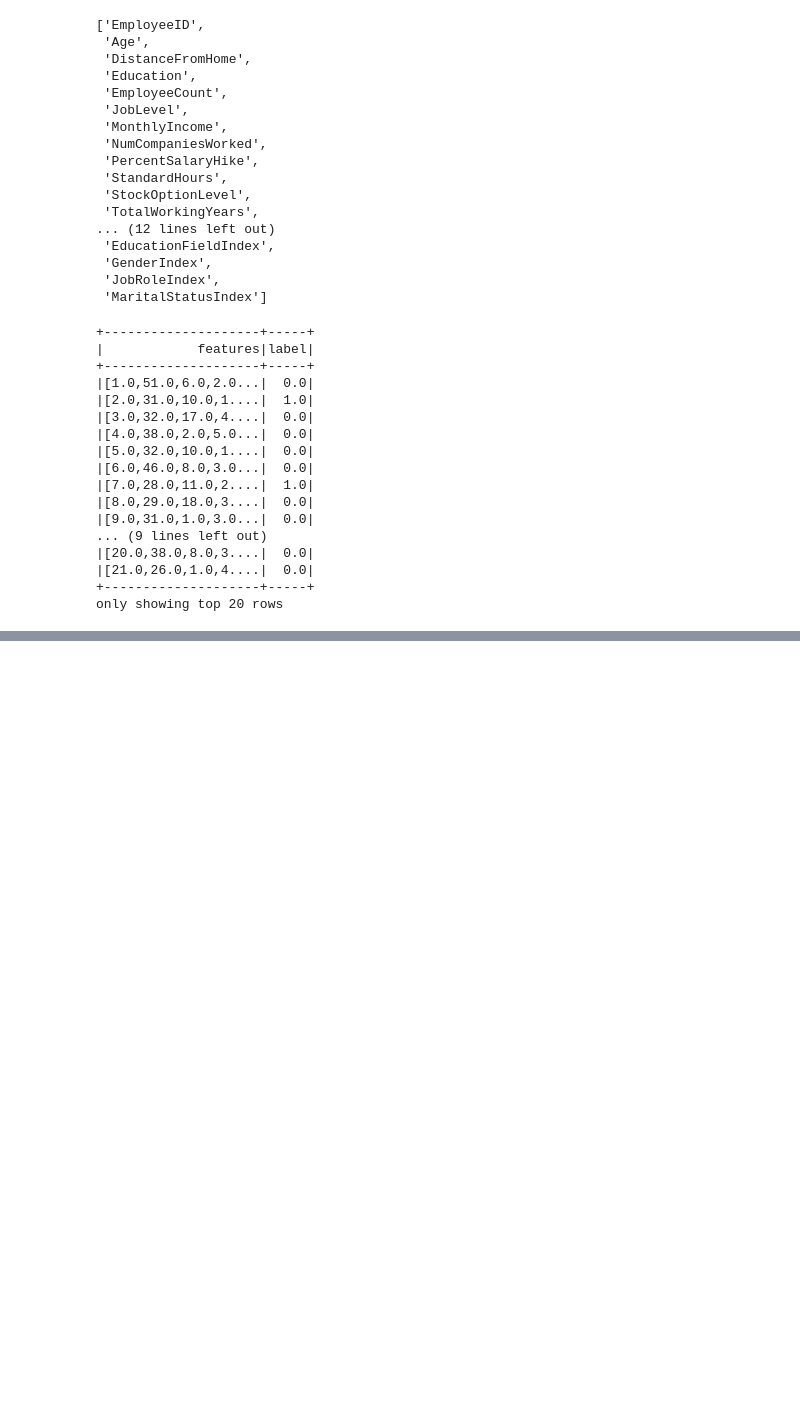
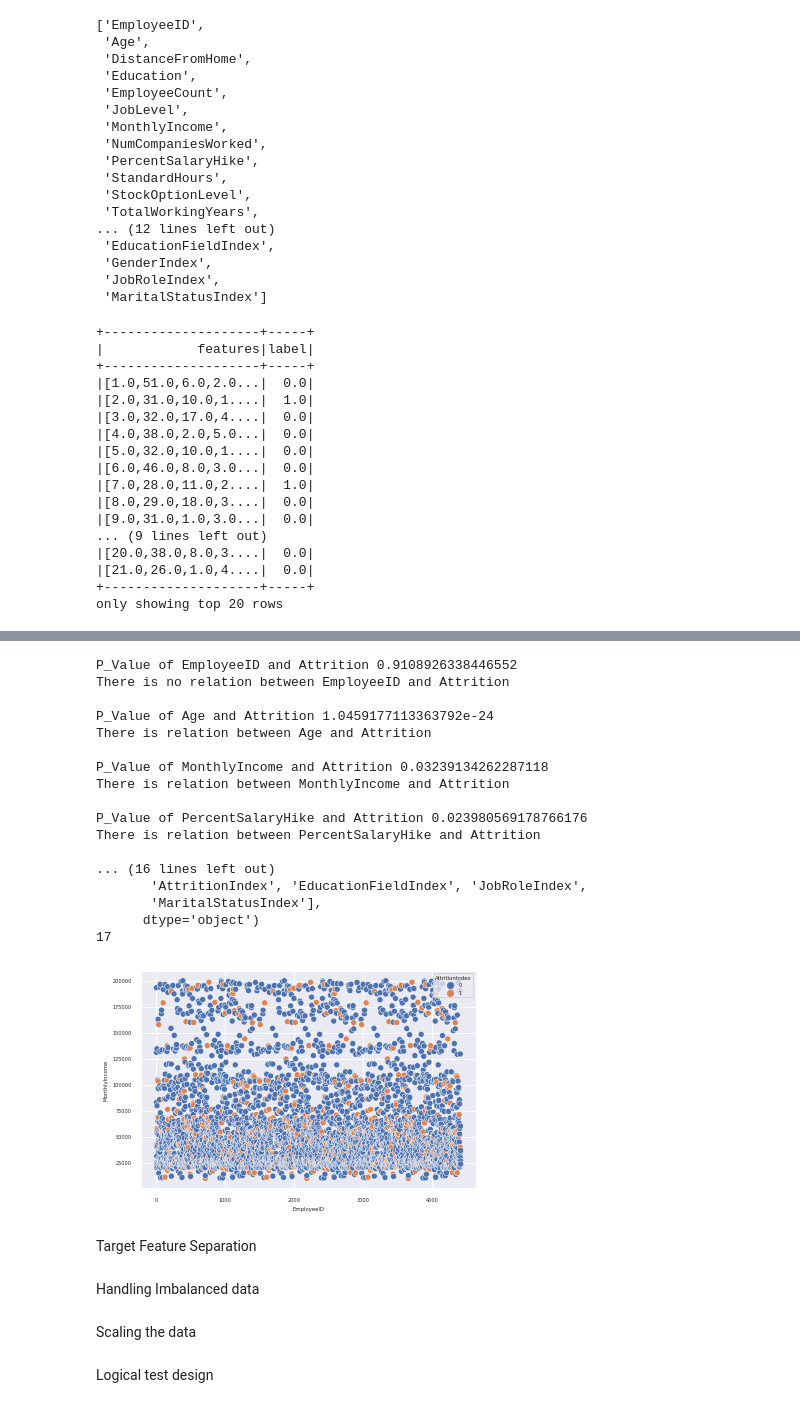
Before and after one commit to AyatoTanemura/aws-instance-dup, a Jupyter notebook: Iteration 4 pyspark.ipynb, the cells around one changed output, grey strips where cells are left out. Drawn from its saved outputs; the diff is of its cells as text; code cells hidden in the pictures; blank space fills up the shorter version.

```diff
--- a/Iteration 4 pyspark.ipynb
+++ b/Iteration 4 pyspark.ipynb
@@ -550,0 +770,10 @@ only showing top 20 rows
+# %%
+# Null Hypothesis: The null hypothesis states that there is no relationship between the two variables
+cnt = 0
+for i in p_values:
+    if i > 0.05:
+        print("There is no relationship", p_values.index[cnt], i)
+    else:
+        print("There is relationship", p_values.index[cnt], i)
+
+    cnt += 1
@@ -550,0 +812,53 @@ only showing top 20 rows
+# %%
+## Relation among numerical and classification column
+df_anova = df[["EmployeeID", "Age", "MonthlyIncome", "PercentSalaryHike",
+               "TotalWorkingYears", "YearsAtCompany", "YearsSinceLastPromotion", "YearsWithCurrManager", "AttritionIndex"]]
+grps = pd.unique(df_anova.AttritionIndex.values)
+grps
+
+for i in range(len(df_anova.columns)-1):
+
+    d_data = {grp:df_anova[df_anova.columns[i]][df_anova.AttritionIndex == grp] for grp in grps}
+
+    F, p = stats.f_oneway(d_data[0], d_data[1])
+    print("P_Value of {} and Attrition".format(df_anova.columns[i]), p)
+
+    if p < 0.05:
+        print("There is relation between {} and Attrition \n".format(df_anova.columns[i]))
+    else:
+        print("There is no relation between {} and Attrition \n".format(df_anova.columns[i]))
+
+sns.scatterplot(x="EmployeeID", y="MonthlyIncome", hue="AttritionIndex", data=df)
+
+df.drop(['EmployeeCount', 'EmployeeID', 'StandardHours', "BusinessTravelIndex",
+         "DepartmentIndex", "GenderIndex", "JobLevel", "StockOptionLevel", "JobInvolvement", "PerformanceRating", "MonthlyIncome"],
+        axis=1, inplace=True)
+print(df.columns)
+print(len(df.columns))
+# %% [output]
+P_Value of EmployeeID and Attrition 0.9108926338446552
+There is no relation between EmployeeID and Attrition
+
+P_Value of Age and Attrition 1.0459177113363792e-24
+There is relation between Age and Attrition
+
+P_Value of MonthlyIncome and Attrition 0.03239134262287118
+There is relation between MonthlyIncome and Attrition
+
+P_Value of PercentSalaryHike and Attrition 0.023980569178766176
+There is relation between PercentSalaryHike and Attrition
+
+... (16 lines left out)
+       'AttritionIndex', 'EducationFieldIndex', 'JobRoleIndex',
+       'MaritalStatusIndex'],
+      dtype='object')
+17
+[figure, added]
+# %% [markdown]
+Target Feature Separation
+# %% [markdown]
+Handling Imbalanced data
+# %% [markdown]
+Scaling the data
+# %% [markdown]
+Logical test design
```
Also changed, not shown: parts of 35 cells of this notebook.
